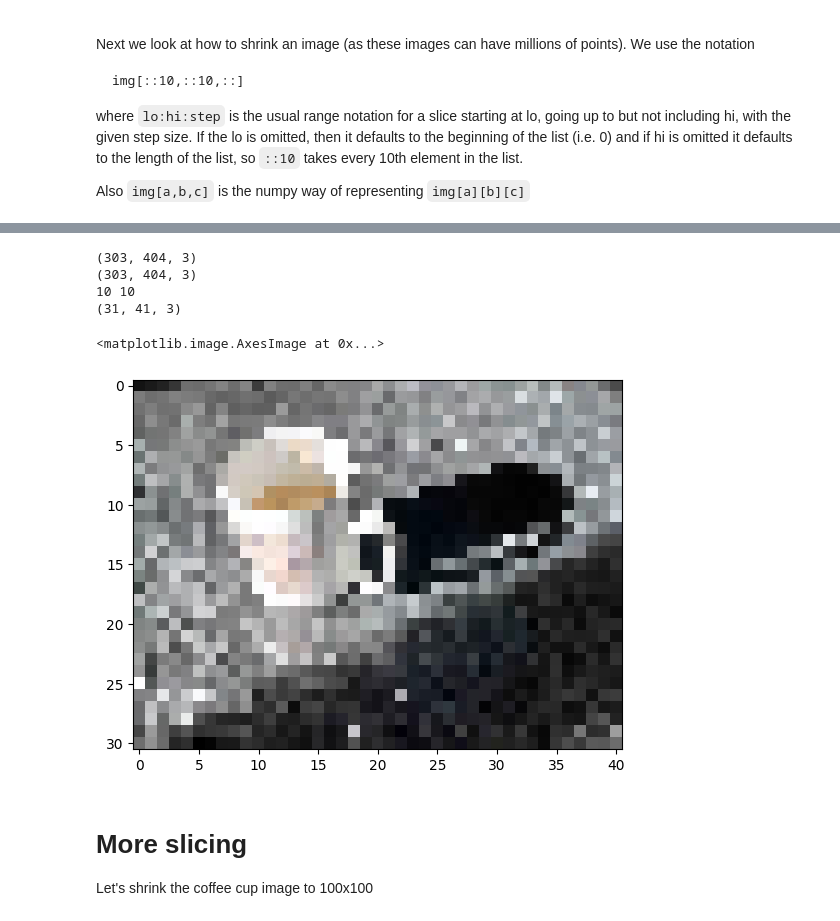
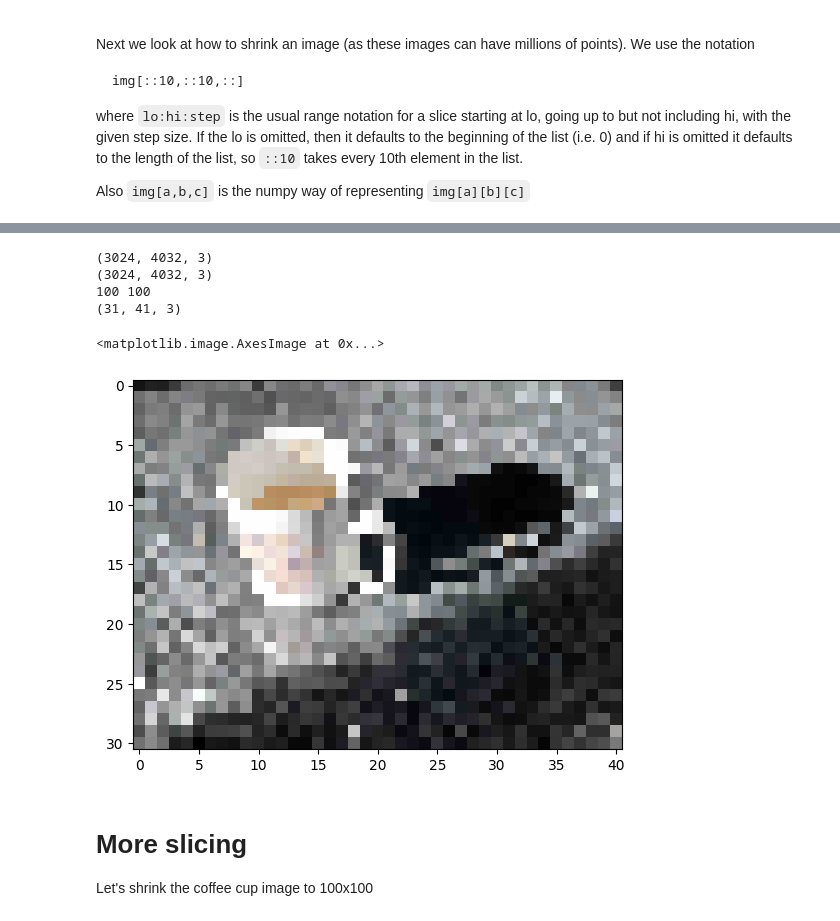
Before and after one commit to tjhickey724/cs10aspr23, a Jupyter notebook: L31/images.ipynb, the cells around one changed output, grey strips where cells are left out. Cells and saved outputs as stored; diff of their text form; code cells hidden in the pictures.

```diff
--- a/L31/images.ipynb
+++ b/L31/images.ipynb
@@ -55,24 +55,24 @@ size of img2 is (31, 41, 3)
 # %%
 def shrink(img,k):
     ''' shrinl the image to make it k times smaller
         k must be an integer >=1
     '''
     (w1,h1,p1) = img.shape
     print(img.shape)
     dw = dh = k
     print(dw,dh)
     return img[::dw,::dh,::]
 print(img.shape)
-img0 = shrink(img,10)
+img0 = shrink(img,100)
 print(img0.shape)
 pyplot.imshow(img0)
 # %% [output]
-(303, 404, 3)
-(303, 404, 3)
-10 10
+(3024, 4032, 3)
+(3024, 4032, 3)
+100 100
 (31, 41, 3)
 <matplotlib.image.AxesImage at 0x...>
-[figure, old version]
+[figure, new version]
 # %% [markdown]
 # More slicing
 Let's shrink the coffee cup image to 100x100
```
Also changed, not shown: parts of 8 cells of this notebook, 3 other files.
